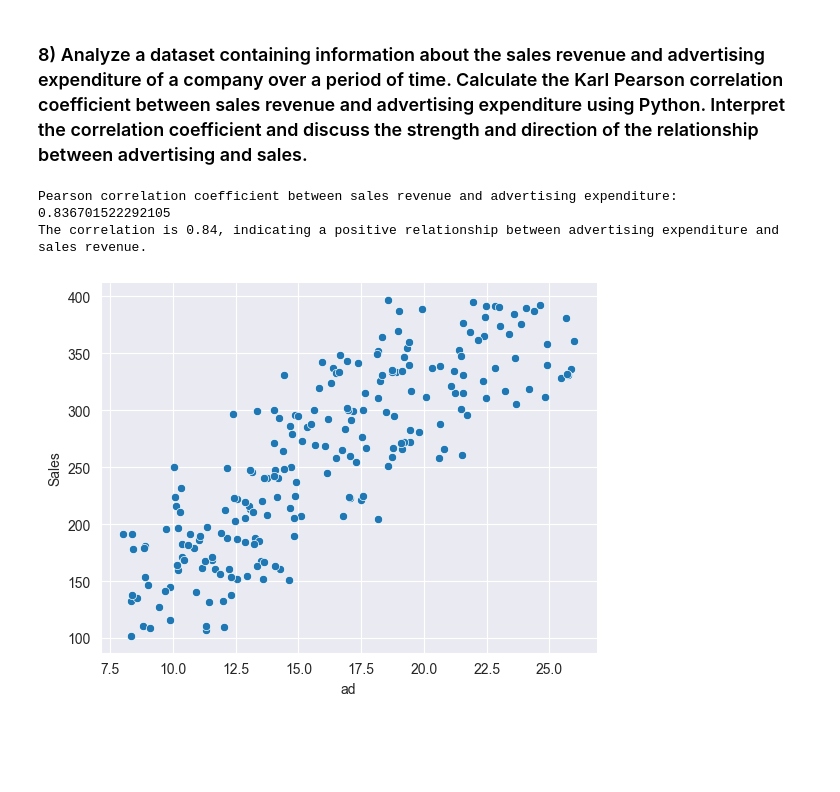
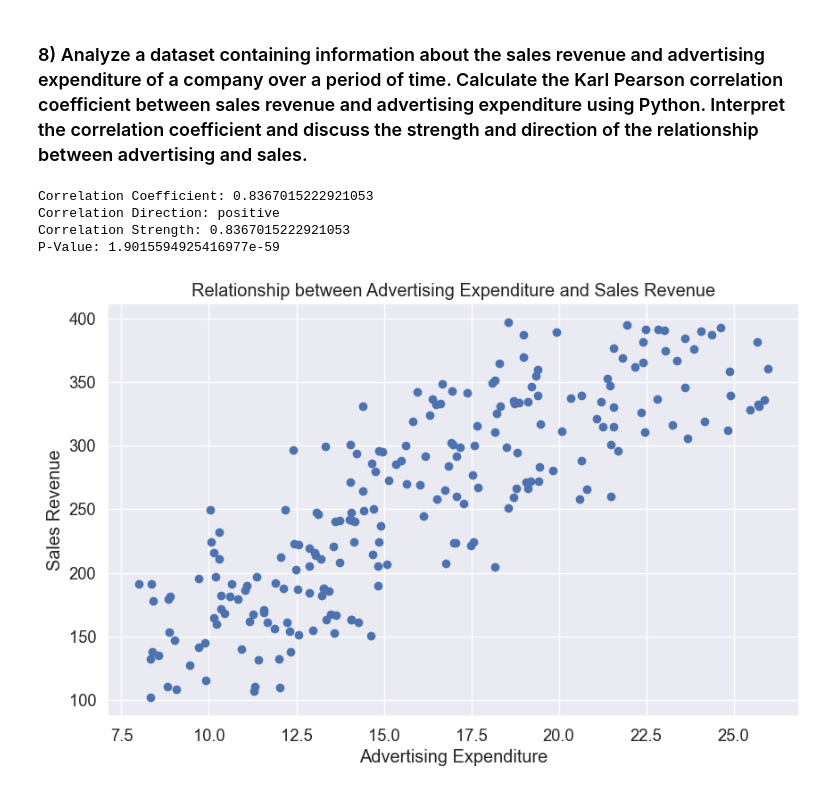
Before and after one commit to imharshag/Statistics-Python, a Jupyter notebook: 8 Karl_Pearson.ipynb, the cells around one changed output. Saved outputs shown, nothing was run; the diff lists cells and outputs as text; code cells hidden in the pictures; blank space fills up the shorter version.

```diff
--- a/8 Karl_Pearson.ipynb
+++ b/8 Karl_Pearson.ipynb
@@ -2,31 +2,46 @@
 ### 8) Analyze a dataset containing information about the sales revenue and advertising expenditure of a company over a period of time. Calculate the Karl Pearson correlation coefficient between sales revenue and advertising expenditure using Python. Interpret the correlation coefficient and discuss the strength and direction of the relationship between advertising and sales.
 # %%
 import pandas as pd
-import seaborn as sns
+import numpy as np
+import matplotlib.pyplot as plt
+from scipy.stats import pearsonr
 
-data = pd.read_csv("sales_dataset.csv")
+# Read the dataset
+data = pd.read_csv("Sales_dataset.csv")  # Replace with the actual file name
 
-correlation_coefficient = data['Sales'].corr(data['ad'])
+# Extract sales revenue and advertising expenditure columns
+sales_revenue = data['Sales']
+advertising_expenditure = data['ad']
 
+# Calculate the Karl Pearson correlation coefficient
+correlation_coefficient, p_value = pearsonr(sales_revenue, advertising_expenditure)
+
+# Interpret the correlation coefficient
 if correlation_coefficient > 0:
-    direction = "positive"
+    correlation_direction = "positive"
 elif correlation_coefficient < 0:
-    direction = "negative"
+    correlation_direction = "negative"
 else:
-    direction = "no"
+    correlation_direction = "no"
+correlation_strength = abs(correlation_coefficient)
 
-strength = abs(correlation_coefficient)
+# Print the results
+print("Correlation Coefficient:", correlation_coefficient)
+print("Correlation Direction:", correlation_direction)
+print("Correlation Strength:", correlation_strength)
+print("P-Value:", p_value)
 
-print(f"Pearson correlation coefficient between sales revenue and advertising expenditure: {correlation_coefficient}")
-print(f"The correlation is {strength:.2f}, indicating a {direction} relationship between advertising expenditure and sales revenue.")
-
-## Scatter Plot using Seaborn
-sns.set_style("darkgrid")
-sns.scatterplot(x='ad', y='Sales', data=data)
-sns.set(rc={'figure.figsize':(8,6)})
-sns.set(font_scale=1.2)
-sns.despine()
+# Visualize the relationship using a scatter plot
+plt.figure(figsize=(10, 6))
+plt.scatter(advertising_expenditure, sales_revenue, alpha=1)
+plt.xlabel("Advertising Expenditure")
+plt.ylabel("Sales Revenue")
+plt.title("Relationship between Advertising Expenditure and Sales Revenue")
+plt.grid(True)
+plt.show()
 # %% [output]
-Pearson correlation coefficient between sales revenue and advertising expenditure: 0.836701522292105
-The correlation is 0.84, indicating a positive relationship between advertising expenditure and sales revenue.
+Correlation Coefficient: 0.8367015222921053
+Correlation Direction: positive
+Correlation Strength: 0.8367015222921053
+P-Value: 1.9015594925416977e-59
-[figure, old version]
+[figure, new version]
```
